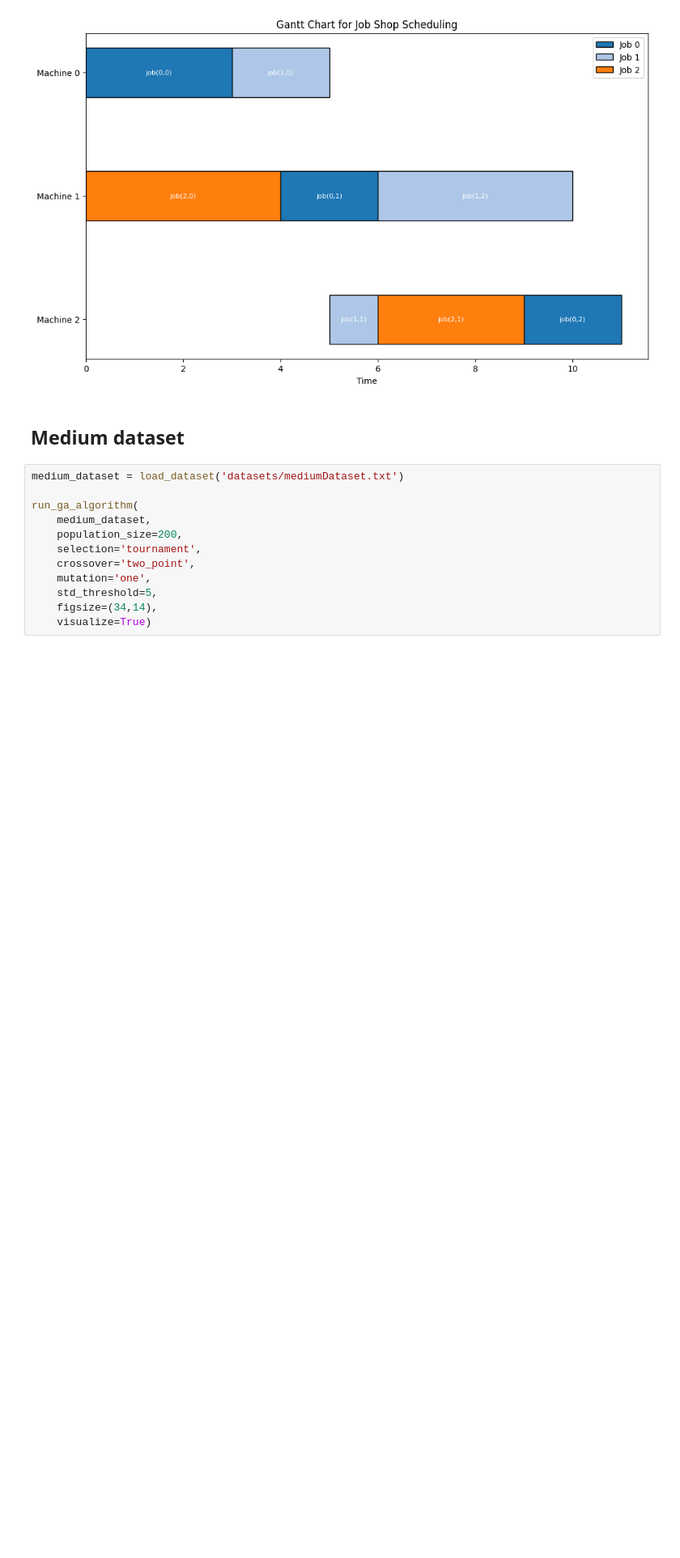
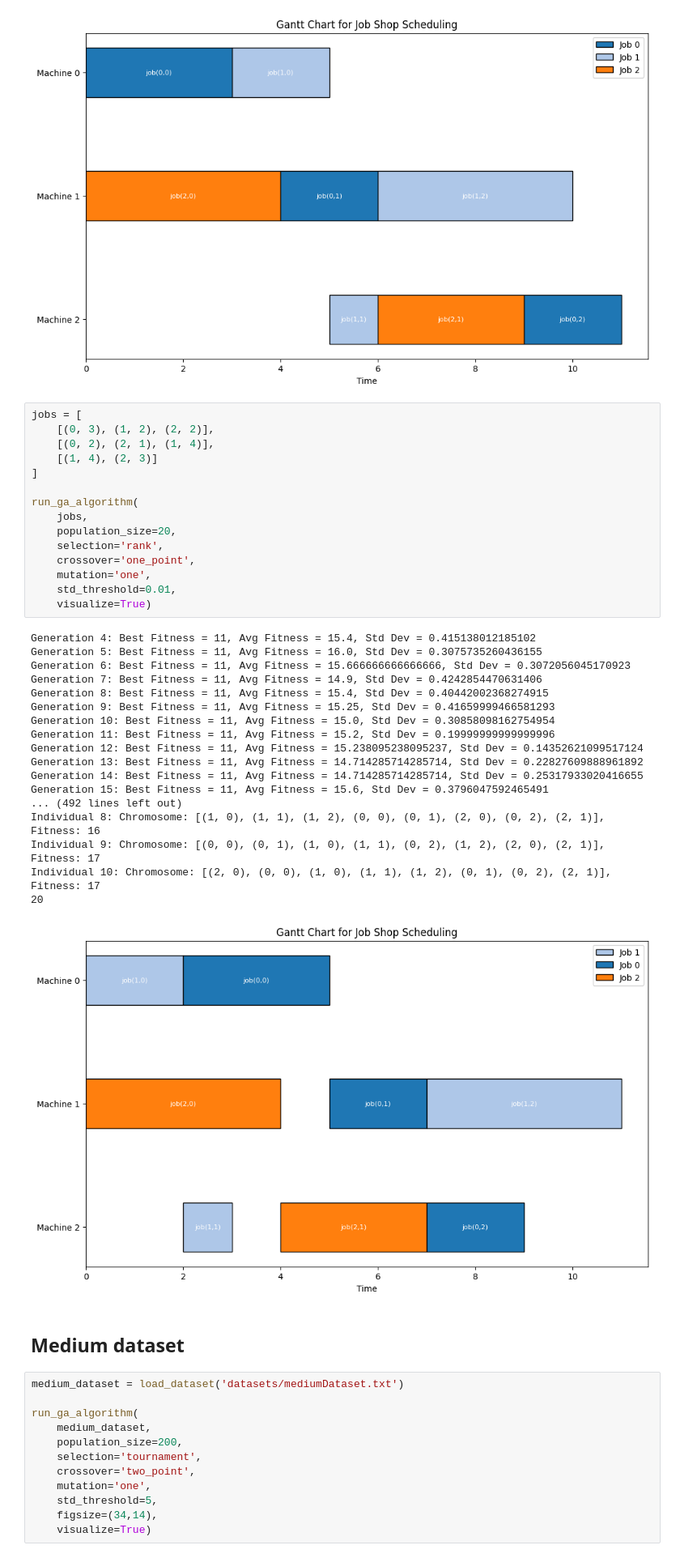
Before and after one commit to imiguelrodriguez/GeneticAlgorithm, a Jupyter notebook: tests_ga.ipynb, the cells around one changed output. Shown at 81% size. Saved outputs shown, nothing was run; the diff lists cells and outputs as text; blank space fills up the shorter version.

```diff
--- a/tests_ga.ipynb
+++ b/tests_ga.ipynb
@@ -39,6 +39,40 @@ Individual 9: Chromosome: [(0, 0), (1, 0), (2, 0), (1, 1), (2, 1), (0, 1), (0, 2
 Individual 10: Chromosome: [(2, 0), (1, 0), (0, 0), (1, 1), (0, 1), (1, 2), (2, 1), (0, 2)], Fitness: 11
 21
 [figure]
+# %%
+jobs = [
+    [(0, 3), (1, 2), (2, 2)],
+    [(0, 2), (2, 1), (1, 4)],
+    [(1, 4), (2, 3)]
+]
+
+run_ga_algorithm(
+    jobs,
+    population_size=20,
+    selection='rank',
+    crossover='one_point',
+    mutation='one',
+    std_threshold=0.01,
+    visualize=True)
+# %% [output]
+Generation 4: Best Fitness = 11, Avg Fitness = 15.4, Std Dev = 0.415138012185102
+Generation 5: Best Fitness = 11, Avg Fitness = 16.0, Std Dev = 0.3075735260436155
+Generation 6: Best Fitness = 11, Avg Fitness = 15.666666666666666, Std Dev = 0.3072056045170923
+Generation 7: Best Fitness = 11, Avg Fitness = 14.9, Std Dev = 0.4242854470631406
+Generation 8: Best Fitness = 11, Avg Fitness = 15.4, Std Dev = 0.40442002368274915
+Generation 9: Best Fitness = 11, Avg Fitness = 15.25, Std Dev = 0.41659999466581293
+Generation 10: Best Fitness = 11, Avg Fitness = 15.0, Std Dev = 0.30858098162754954
+Generation 11: Best Fitness = 11, Avg Fitness = 15.2, Std Dev = 0.19999999999999996
+Generation 12: Best Fitness = 11, Avg Fitness = 15.238095238095237, Std Dev = 0.14352621099517124
+Generation 13: Best Fitness = 11, Avg Fitness = 14.714285714285714, Std Dev = 0.22827609888961892
+Generation 14: Best Fitness = 11, Avg Fitness = 14.714285714285714, Std Dev = 0.25317933020416655
+Generation 15: Best Fitness = 11, Avg Fitness = 15.6, Std Dev = 0.3796047592465491
+... (492 lines left out)
+Individual 8: Chromosome: [(1, 0), (1, 1), (1, 2), (0, 0), (0, 1), (2, 0), (0, 2), (2, 1)], Fitness: 16
+Individual 9: Chromosome: [(0, 0), (0, 1), (1, 0), (1, 1), (0, 2), (1, 2), (2, 0), (2, 1)], Fitness: 17
+Individual 10: Chromosome: [(2, 0), (0, 0), (1, 0), (1, 1), (1, 2), (0, 1), (0, 2), (2, 1)], Fitness: 17
+20
+[figure, added]
 # %% [markdown]
 ## Medium dataset
 # %%
```
Also changed, not shown: parts of 3 cells of this notebook, 1 other file.
